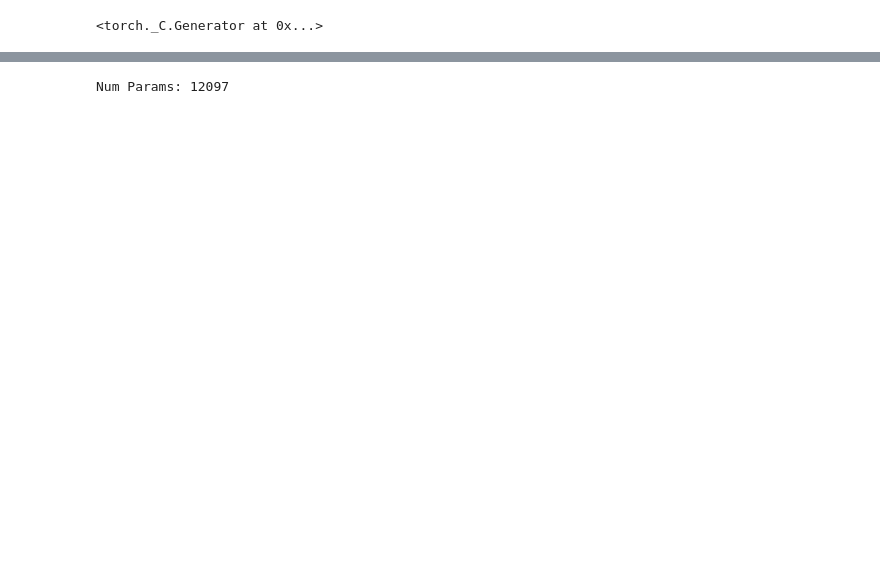
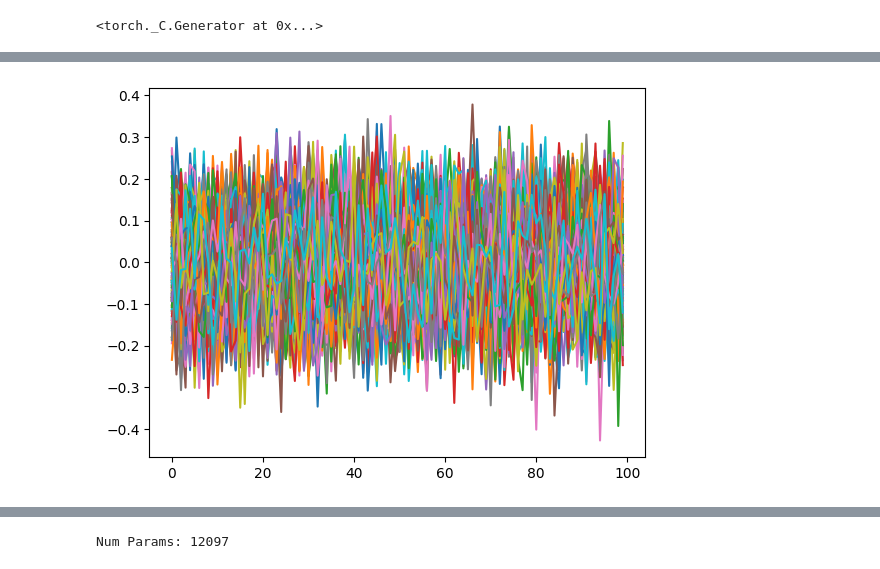
Before and after one commit to ryan-mangeno/seq-gen-torch, a Jupyter notebook: makemore_wavenet.ipynb, the cells around one changed output, grey strips where cells are left out. Saved outputs shown, nothing was run; the diff lists cells and outputs as text; code cells hidden in the pictures; blank space fills up the shorter version.

```diff
--- a/makemore_wavenet.ipynb
+++ b/makemore_wavenet.ipynb
@@ -242,0 +264,4 @@ kai = Linear(32, 27)
+# %%
+plt.plot(xav.weight);
+# %% [output]
+[figure, added]
```
Also changed, not shown: parts of 13 cells of this notebook.
